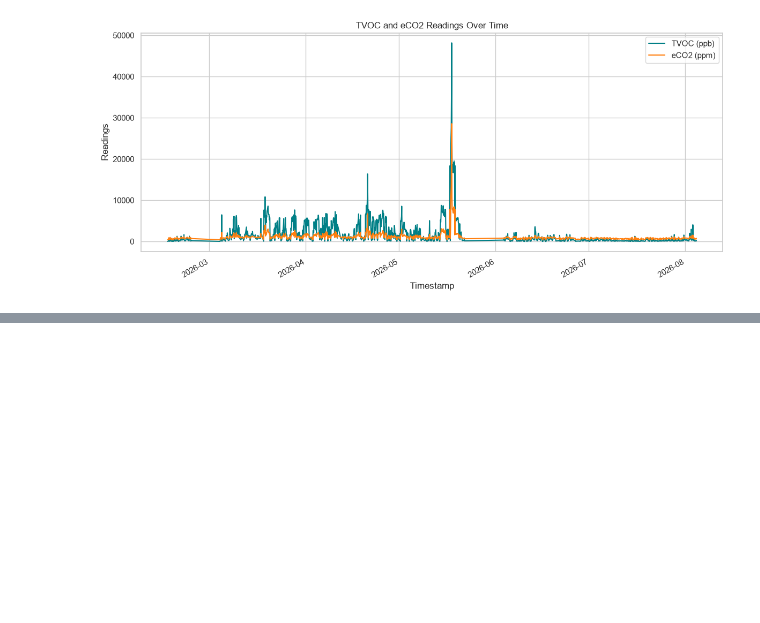
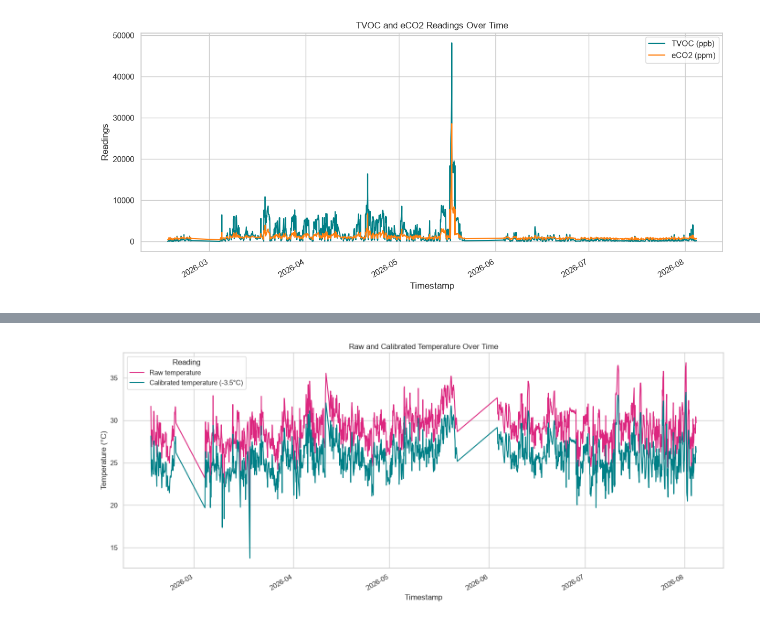
Before and after one commit to SirSerow/esp32-air-quality-sensor, a Jupyter notebook: data-processing/dataset_exploation.ipynb, the cells around one changed output, grey strips where cells are left out. Cells and saved outputs as stored; diff of their text form; code cells hidden in the pictures; blank space fills up the shorter version.

Commit message:
feat(data): added temperature readings

```diff
--- a/data-processing/dataset_exploation.ipynb
+++ b/data-processing/dataset_exploation.ipynb
@@ -225,2 +229,43 @@ plt.show()
 # %%
-#
+# Plot raw and calibrated temperature readings over time.
+calibration_offset_c = 3.5
+
+temperature_data = data.dropna(subset=['temperature_c']).sort_values('timestamp').copy()
+temperature_data['calibrated_temperature_c'] = (
+    temperature_data['temperature_c'] - calibration_offset_c
+)
+
+max_points = 2_000
+sample_step = max(1, len(temperature_data) // max_points)
+plot_data = temperature_data.iloc[::sample_step]
+
+sns.set_theme(style='whitegrid')
+fig, ax = plt.subplots(figsize=(14, 6))
+
+sns.lineplot(
+    data=plot_data,
+    x='timestamp',
+    y='temperature_c',
+    label='Raw temperature',
+    color='#dc267f',
+    ax=ax,
+)
+sns.lineplot(
+    data=plot_data,
+    x='timestamp',
+    y='calibrated_temperature_c',
+    label=f'Calibrated temperature (-{calibration_offset_c}°C)',
+    color='#007f86',
+    ax=ax,
+)
+
+ax.set_title('Raw and Calibrated Temperature Over Time')
+ax.set_xlabel('Timestamp')
+ax.set_ylabel('Temperature (°C)')
+ax.legend(title='Reading')
+fig.autofmt_xdate()
+fig.tight_layout()
+
+plt.show()
+# %% [output]
+[figure, added]
```
Also changed, not shown: parts of 3 cells of this notebook.
